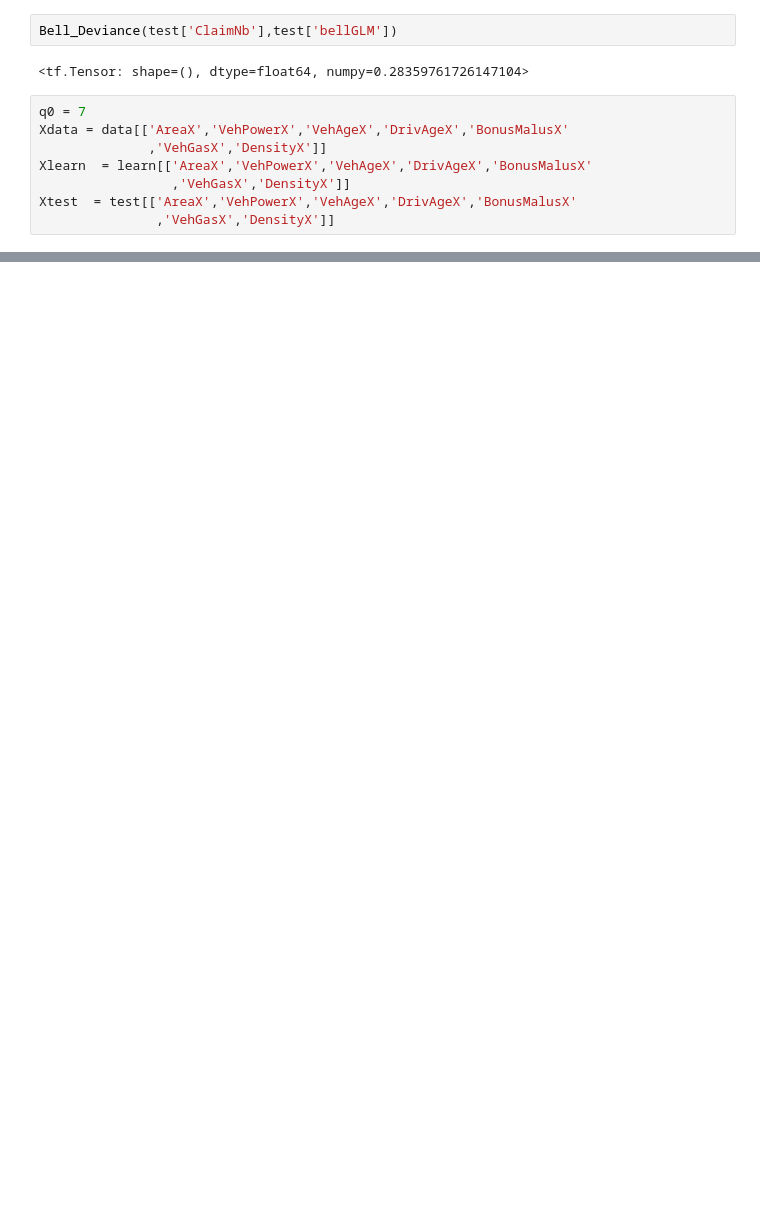
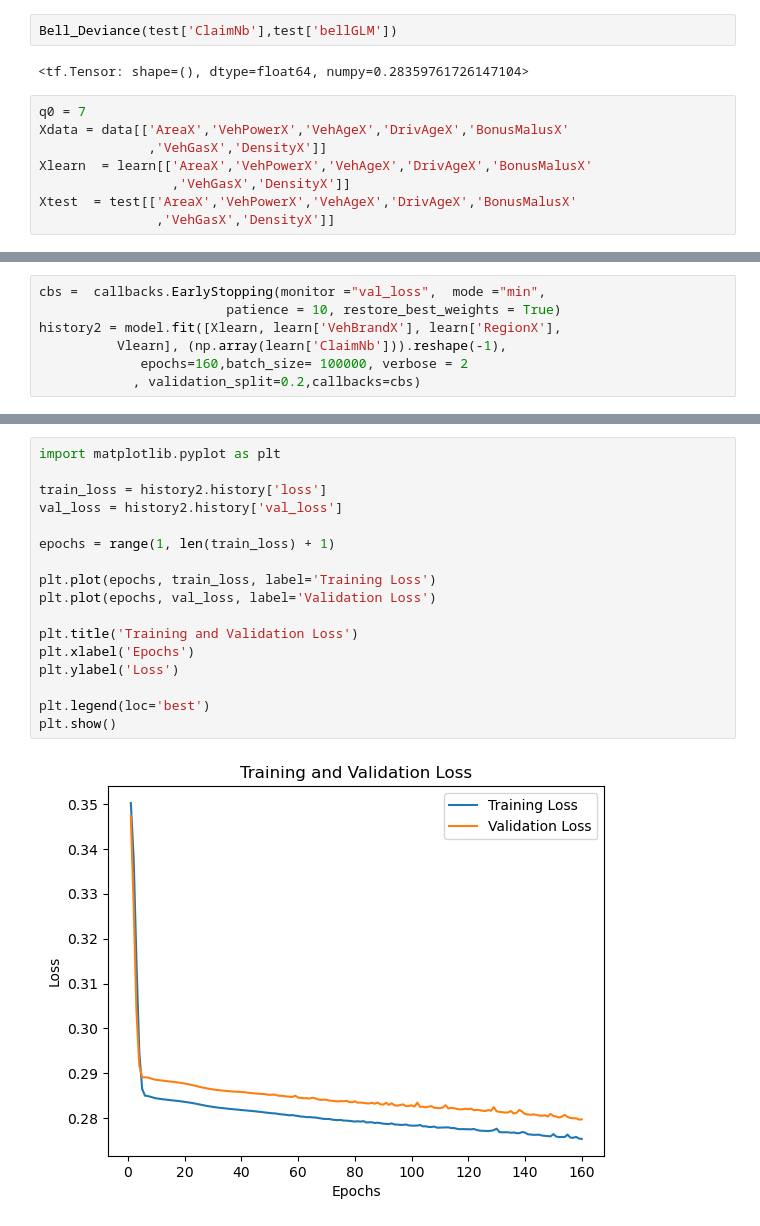
Before and after one commit to Rick-Debjyoti/Bell_CANN_model, a Jupyter notebook: src/bell_NN2.ipynb, the cells around one changed output, grey strips where cells are left out. Drawn from its saved outputs; the diff is of its cells as text; blank space fills up the shorter version.

```diff
--- a/src/bell_NN2.ipynb
+++ b/src/bell_NN2.ipynb
@@ -251,0 +277,7 @@ plt.show()
+# %%
+cbs =  callbacks.EarlyStopping(monitor ="val_loss",  mode ="min",
+                        patience = 10, restore_best_weights = True)
+history2 = model.fit([Xlearn, learn['VehBrandX'], learn['RegionX'],
+          Vlearn], (np.array(learn['ClaimNb'])).reshape(-1),
+             epochs=160,batch_size= 100000, verbose = 2
+            , validation_split=0.2,callbacks=cbs)
@@ -251,0 +315,19 @@ plt.show()
+# %%
+import matplotlib.pyplot as plt
+
+train_loss = history2.history['loss']
+val_loss = history2.history['val_loss']
+
+epochs = range(1, len(train_loss) + 1)
+
+plt.plot(epochs, train_loss, label='Training Loss')
+plt.plot(epochs, val_loss, label='Validation Loss')
+
+plt.title('Training and Validation Loss')
+plt.xlabel('Epochs')
+plt.ylabel('Loss')
+
+plt.legend(loc='best')
+plt.show()
+# %% [output]
+[figure, added]
```
Also changed, not shown: parts of 52 cells of this notebook, 11 other files.
